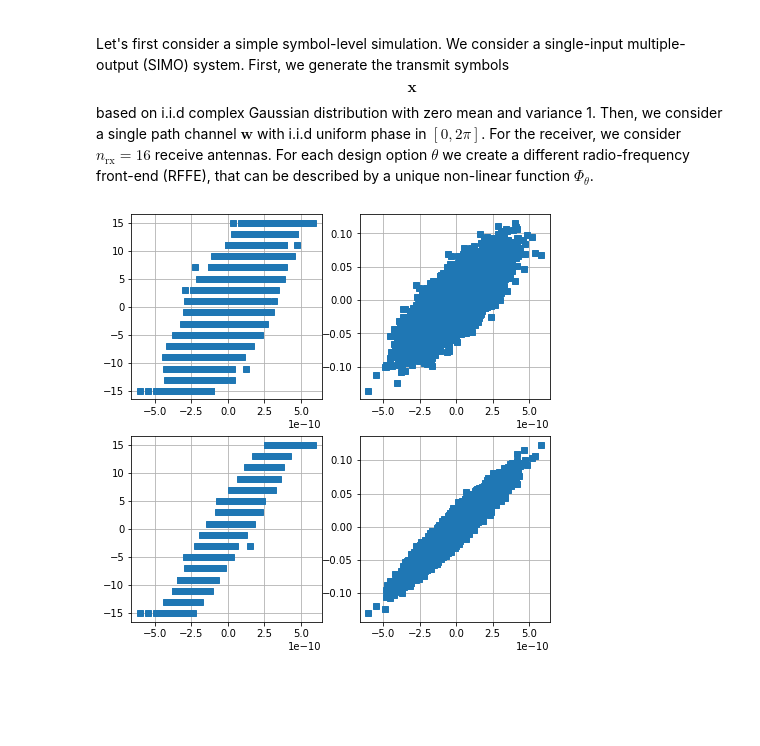
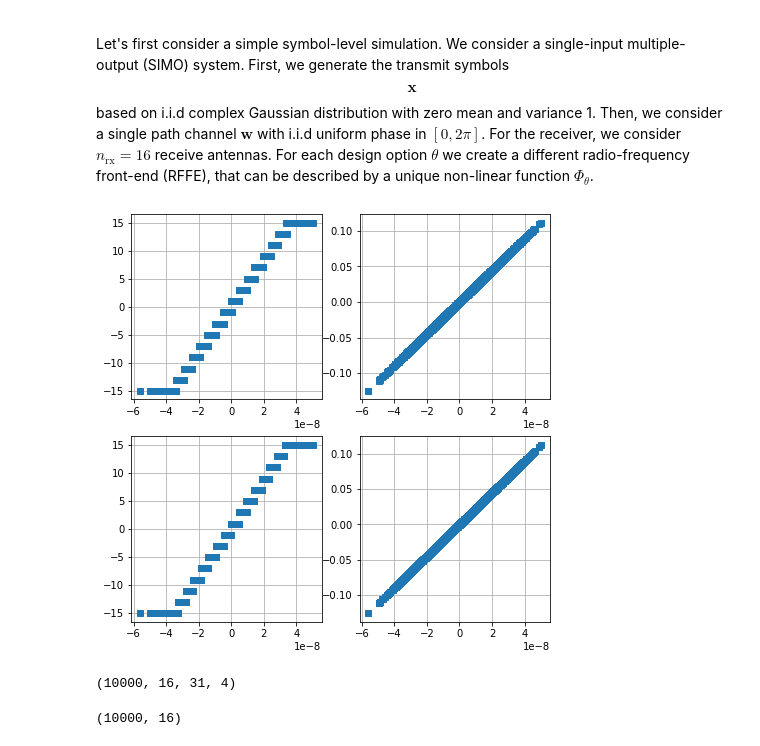
Before and after one commit to skrimpon/nonlin, a Jupyter notebook: demo/dataset_demo.ipynb, the cells around one changed output. Cells and saved outputs as stored; diff of their text form; code cells hidden in the pictures; blank space fills up the shorter version.

```diff
--- a/demo/dataset_demo.ipynb
+++ b/demo/dataset_demo.ipynb
@@ -83,11 +83,24 @@ for idsgn in range(ndsgn):
       x_hat[:,isnr,idsgn] = tmp[isnr]
 # %%
 irx = 0
-isnr = 10
+isnr = 30
 plt.rcParams["figure.figsize"] = (7.5, 7.5)
 for idsgn in range(ndsgn):
   plt.subplot(2,2,idsgn+1)
   plt.plot(r[:,irx,isnr].real, y_rffe[:,irx,isnr,idsgn].real, 's')
   plt.grid()
 # %% [output]
-[figure, old version]
+[figure, new version]
+# %%
+y_rffe.shape
+# %% [output]
+(10000, 16, 31, 4)
+# %%
+isnr = 10
+idsgn = 1
+y_itr = np.squeeze(y_rffe[:,:,isnr,idsgn])
+r_itr = r[:,:,isnr]
+y_itr.shape
+r_itr.shape
+# %% [output]
+(10000, 16)
```
Also changed, not shown: parts of 12 cells of this notebook.
